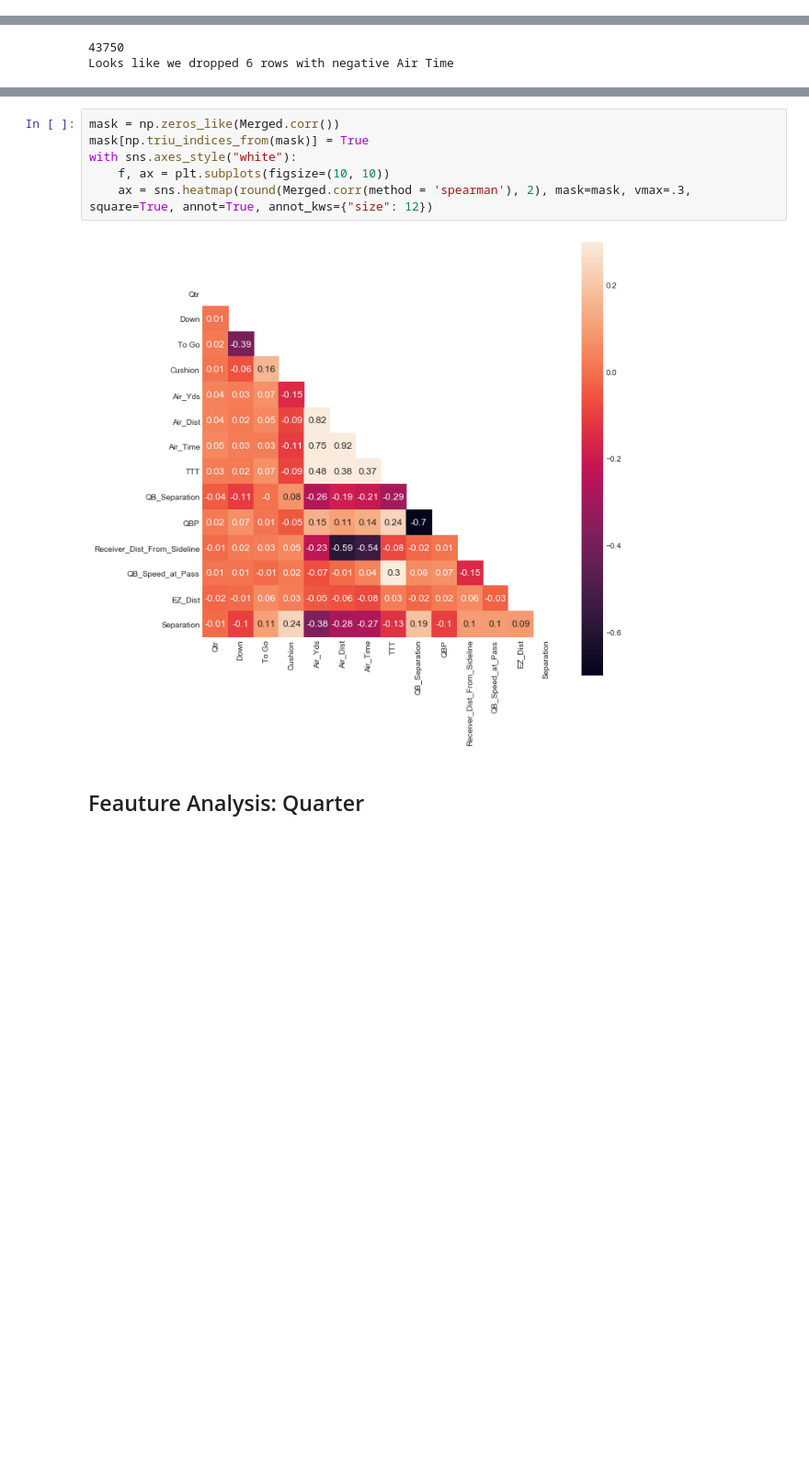
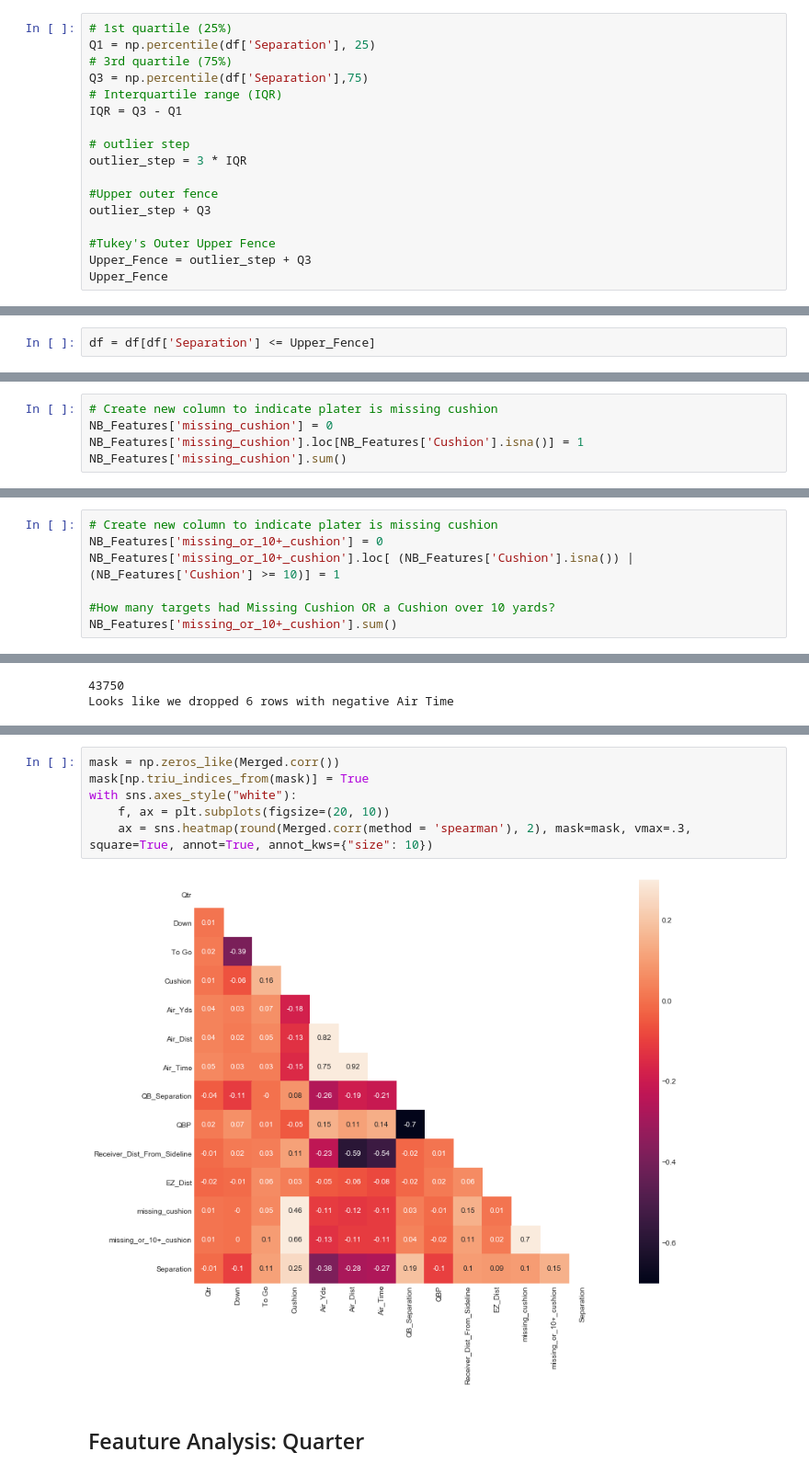
Before and after one commit to Jesse-Cohen/Separation-Above-Expectation, a Jupyter notebook: Expected Receiver Separation.ipynb, the cells around one changed output, grey strips where cells are left out. Shown at 92% size. Saved outputs shown, nothing was run; the diff lists cells and outputs as text; blank space fills up the shorter version.

```diff
--- a/Expected Receiver Separation.ipynb
+++ b/Expected Receiver Separation.ipynb
@@ -159,0 +169,17 @@ Based on my understanding of the game of football, the only time we would expect
+# %%
+# 1st quartile (25%)
+Q1 = np.percentile(df['Separation'], 25)
+# 3rd quartile (75%)
+Q3 = np.percentile(df['Separation'],75)
+# Interquartile range (IQR)
+IQR = Q3 - Q1
+
+# outlier step
+outlier_step = 3 * IQR
+
+#Upper outer fence
+outlier_step + Q3
+
+#Tukey's Outer Upper Fence
+Upper_Fence = outlier_step + Q3
+Upper_Fence
@@ -159,0 +188,2 @@ Based on my understanding of the game of football, the only time we would expect
+# %%
+df = df[df['Separation'] <= Upper_Fence]
@@ -436,0 +476,5 @@ Since our p-value < 0.05, we must find a way to deal with these values, we canno
+# %%
+# Create new column to indicate plater is missing cushion
+NB_Features['missing_cushion'] = 0
+NB_Features['missing_cushion'].loc[NB_Features['Cushion'].isna()] = 1
+NB_Features['missing_cushion'].sum()
@@ -436,0 +524,7 @@ Since our p-value < 0.05, we must find a way to deal with these values, we canno
+# %%
+# Create new column to indicate plater is missing cushion
+NB_Features['missing_or_10+_cushion'] = 0
+NB_Features['missing_or_10+_cushion'].loc[ (NB_Features['Cushion'].isna()) | (NB_Features['Cushion'] >= 10)] = 1
+
+#How many targets had Missing Cushion OR a Cushion over 10 yards?
+NB_Features['missing_or_10+_cushion'].sum()
@@ -553,11 +662,11 @@ Lets create a quick correlation heatmap to see how linearly correlated these fea
 # %%
 mask = np.zeros_like(Merged.corr())
 mask[np.triu_indices_from(mask)] = True
 with sns.axes_style("white"):
-    f, ax = plt.subplots(figsize=(10, 10))
-    ax = sns.heatmap(round(Merged.corr(method = 'spearman'), 2), mask=mask, vmax=.3, square=True, annot=True, annot_kws={"size": 12})
+    f, ax = plt.subplots(figsize=(20, 10))
+    ax = sns.heatmap(round(Merged.corr(method = 'spearman'), 2), mask=mask, vmax=.3, square=True, annot=True, annot_kws={"size": 10})
 # %% [output]
-[figure, old version]
+[figure, new version]
 # %% [markdown]
 ## Feauture Analysis: Quarter
 # %%
```
Also changed, not shown: parts of 176 cells of this notebook.
